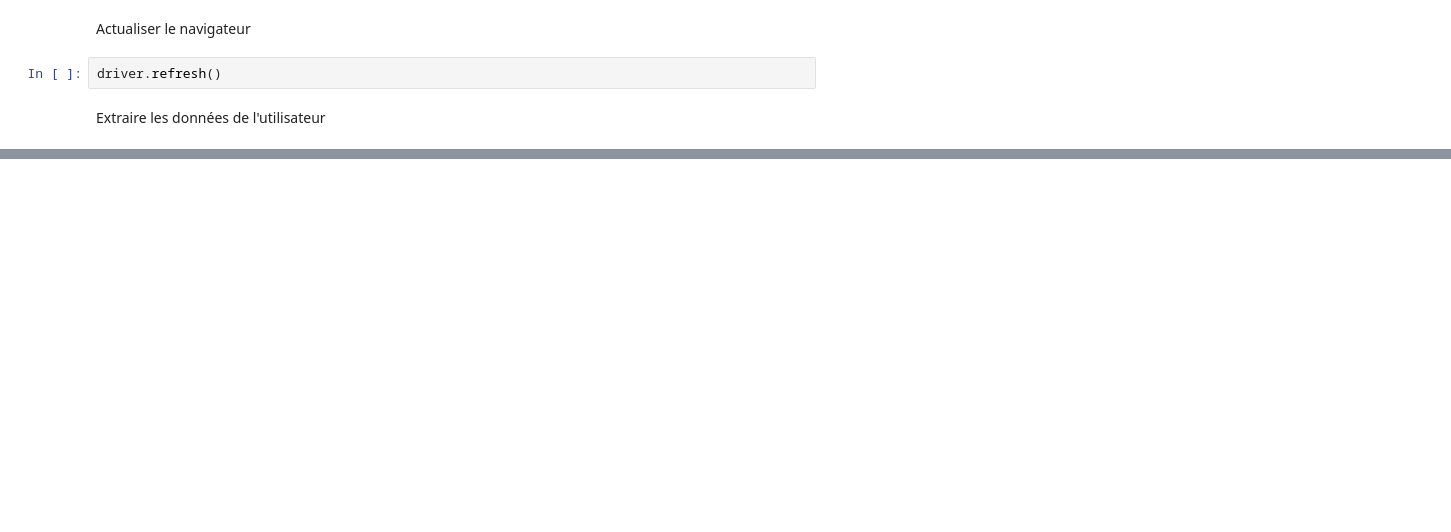
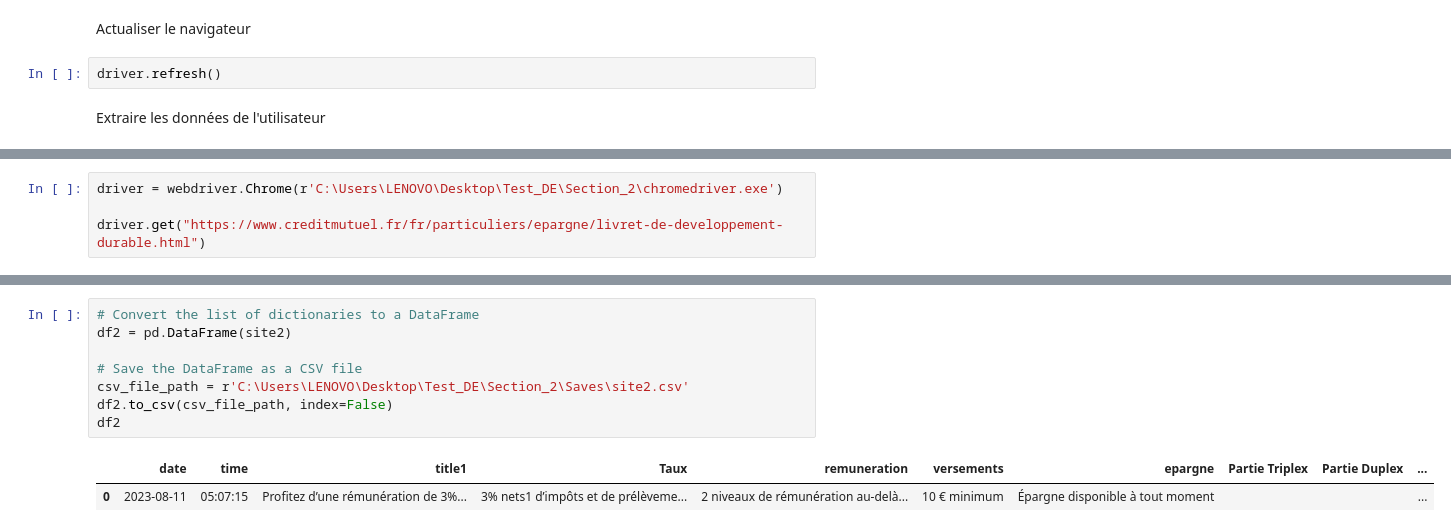
Before and after one commit to K-BEL/Test_DE, a Jupyter notebook: Section_2/Web_scraping.ipynb, the cells around one changed output, grey strips where cells are left out. Saved outputs shown, nothing was run; the diff lists cells and outputs as text; blank space fills up the shorter version.

```diff
--- a/Section_2/Web_scraping.ipynb
+++ b/Section_2/Web_scraping.ipynb
@@ -159,0 +169,4 @@ print(tabulate(combined_data, headers='keys', tablefmt='fancy_grid'))
+# %%
+driver = webdriver.Chrome(r'C:\Users\LENOVO\Desktop\Test_DE\Section_2\chromedriver.exe')
+
+driver.get("https://www.creditmutuel.fr/fr/particuliers/epargne/livret-de-developpement-durable.html")
@@ -159,0 +299,11 @@ print(tabulate(combined_data, headers='keys', tablefmt='fancy_grid'))
+# %%
+# Convert the list of dictionaries to a DataFrame
+df2 = pd.DataFrame(site2)
+
+# Save the DataFrame as a CSV file
+csv_file_path = r'C:\Users\LENOVO\Desktop\Test_DE\Section_2\Saves\site2.csv'
+df2.to_csv(csv_file_path, index=False)
+df2
+# %% [output]
+|  | date | time | title1 | Taux | remuneration | versements | epargne | Partie Triplex | Partie Duplex | ... |
+| 0 | 2023-08-11 | 05:07:15 | Profitez d’une rémunération de 3%... | 3% nets1 d’impôts et de prélèveme... | 2 niveaux de rémunération au-delà... | 10 € minimum | Épargne disponible à tout moment |  |  | ... |
```
Also changed, not shown: parts of 17 cells of this notebook.
